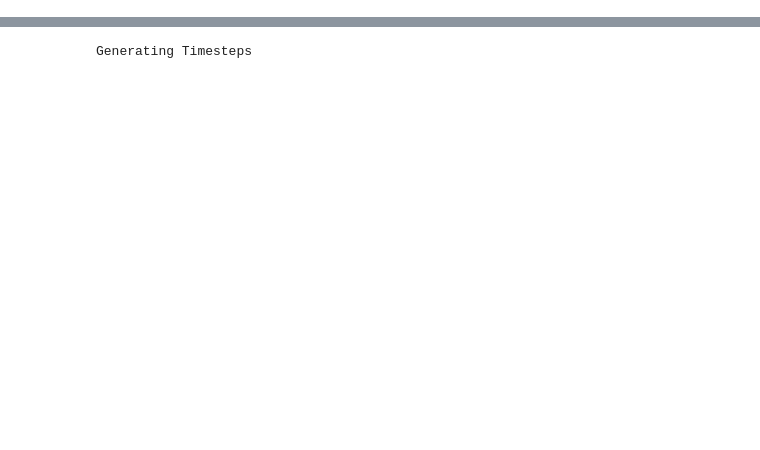
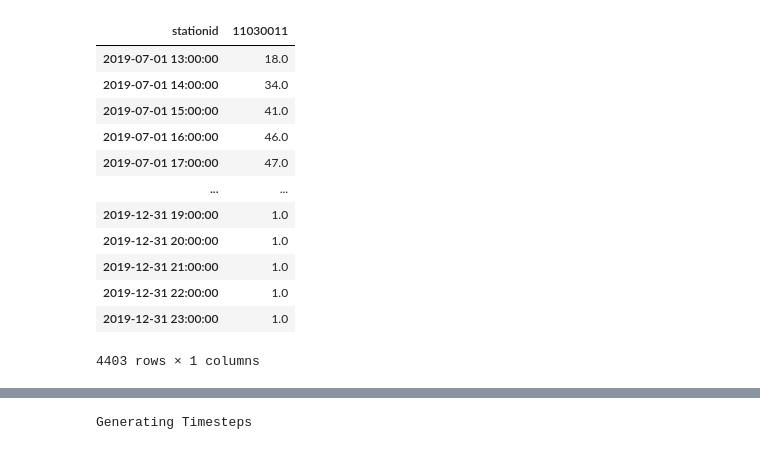
Before and after one commit to sophia-hamer/LSTM-BiasCorrection, a Jupyter notebook: lstm.ipynb, the cells around one changed output, grey strips where cells are left out. Saved outputs shown, nothing was run; the diff lists cells and outputs as text; code cells hidden in the pictures; blank space fills up the shorter version.

```diff
--- a/lstm.ipynb
+++ b/lstm.ipynb
@@ -85,0 +134,16 @@ for variable in tqdm(PHYSICAL_VARIABLES, desc='Normalizing Data'):
+# %%
+airnow_data
+# %% [output]
+| stationid | 11030011 |
+| 2019-07-01 13:00:00 | 18.0 |
+| 2019-07-01 14:00:00 | 34.0 |
+| 2019-07-01 15:00:00 | 41.0 |
+| 2019-07-01 16:00:00 | 46.0 |
+| 2019-07-01 17:00:00 | 47.0 |
+| ... | ... |
+| 2019-12-31 19:00:00 | 1.0 |
+| 2019-12-31 20:00:00 | 1.0 |
+| 2019-12-31 21:00:00 | 1.0 |
+| 2019-12-31 22:00:00 | 1.0 |
+| 2019-12-31 23:00:00 | 1.0 |
+4403 rows × 1 columns
```
Also changed, not shown: parts of 22 cells of this notebook, 9 other files.
